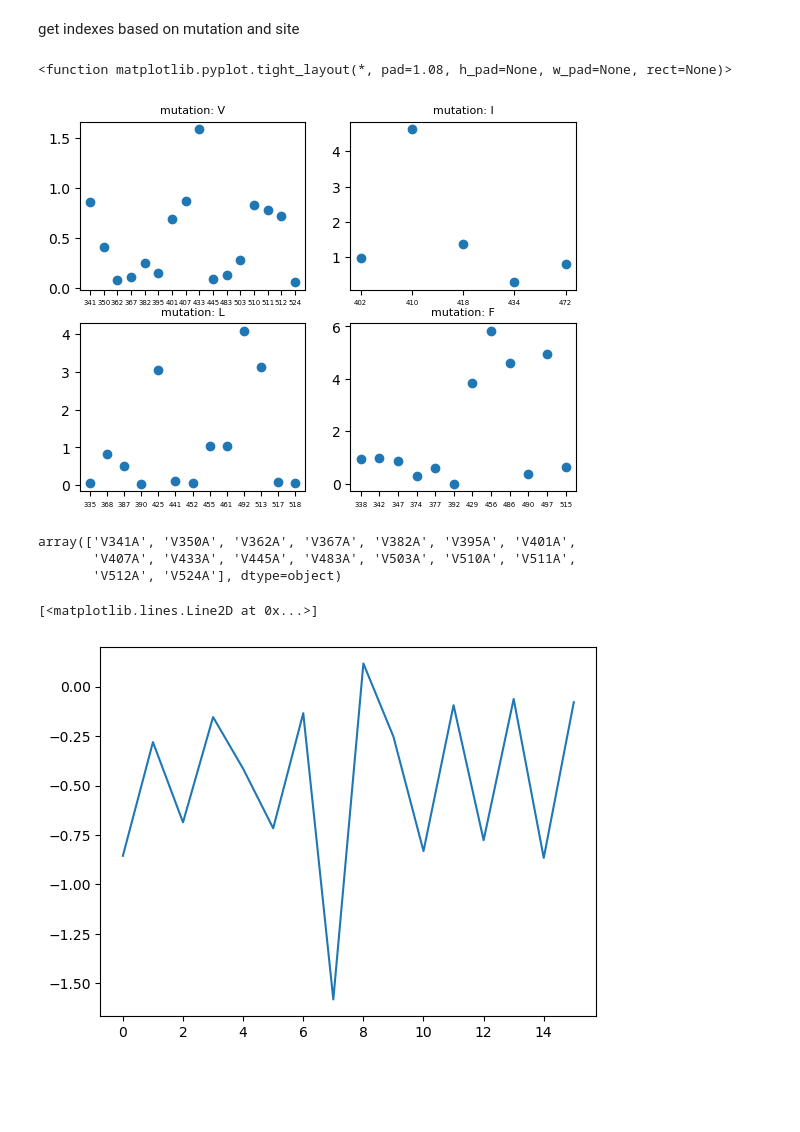
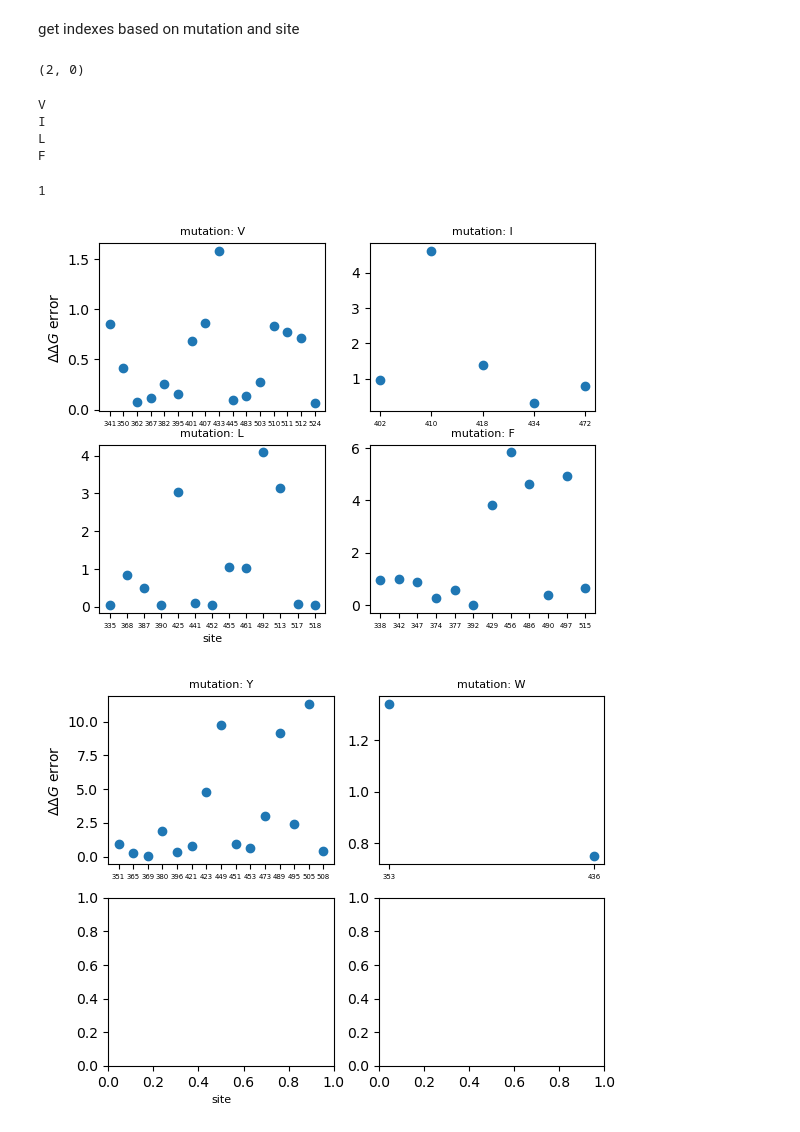
Before and after one commit to fergplace/amber_scripts, a Jupyter notebook: simple_amino_eval_pres.ipynb, the cells around one changed output. Saved outputs shown, nothing was run; the diff lists cells and outputs as text; code cells hidden in the pictures; blank space fills up the shorter version.

```diff
--- a/simple_amino_eval_pres.ipynb
+++ b/simple_amino_eval_pres.ipynb
@@ -203,28 +203,56 @@ for letter_key in simple_amino :
         sorted_dict[letter_key] = dftemp.to_numpy()[idx_sort], site_values[idx_sort]
 
 #sorted_dict
+# %%
+4//2, 4%2
+# %% [output]
+(2, 0)
+# %%
+for val in list(sorted_dict.keys())[0:4] :
+    print(val)
+# %% [output]
+V
+I
+L
+F
+# %%
+len(list(sorted_dict.keys()))//4
+# %% [output]
+1
 # %%
-plt.subplot(2,2,1)
-i = 1
-for mut_name in sorted_dict.keys():
-    #plt.figure()
-    plt.subplot(2,2,i)
-    mut_site_val =df_exp_data.iloc[idx]["bind_avg"].to_numpy()[sorted_dict[mut_name][0]]
-    site_error = np.abs(mut_site_val - num_66[sorted_dict[mut_name][0]] )
-    plt.scatter(sorted_dict[mut_name][1], site_error)
-    plt.title(f"mutation: {mut_name}", fontsize=8)
-    plt.tick_params(axis="x", labelsize=5)
-    #plt.xlabel("site")
-    i =i +1
-    if i >4:
-        break
-plt.tight_layout
+# fig, axs = plt.subplots(2,2)
+c = 0
+start = 0
+stop = 4
+error_stats = {}
+for num_plots in range(len(list(sorted_dict.keys()))%4 ) :
+
+
+    fig, axs = plt.subplots(2,2)
+    c = 0
+
+    for mut_name in list(sorted_dict.keys())[start:stop]:
+        #plt.figure()
+        #plt.subplot(2,2,i)
+        j = c%2
+        i= c//2
+
+        mut_site_val =df_exp_data.iloc[idx]["bind_avg"].to_numpy()[sorted_dict[mut_name][0]]
+        site_error = np.abs(mut_site_val - num_66[sorted_dict[mut_name][0]] )
+        error_stats[mut_name] = np.mean(site_error), np.std(site_error)
+
+        axs[i,j].scatter(sorted_dict[mut_name][1], site_error)
+        axs[i,j].set_title(f"mutation: {mut_name}", fontsize=8)
+        axs[i,j].tick_params(axis="x", labelsize=5)
+        #plt.xlabel("site")
+        c= c+1
+    #axs.tick_params(axis="x", labelsize=5)
+    plt.tight_layout
+    axs[1,0].set_xlabel("site", fontsize= 8)
+    axs[0,0].set_ylabel("$\Delta \Delta G}$ error")
+
+    start = stop
+    stop = min( (stop+4, len(list(sorted_dict.keys()))))
 # %% [output]
-<function matplotlib.pyplot.tight_layout(*, pad=1.08, h_pad=None, w_pad=None, rect=None)>
-[figure, old version]
+[figure, new version]
+[figure, added]
-# %%
-exp_muts_np[idx][sorted_dict["V"]]
-# %% [output]
-array(['V341A', 'V350A', 'V362A', 'V367A', 'V382A', 'V395A', 'V401A',
-       'V407A', 'V433A', 'V445A', 'V483A', 'V503A', 'V510A', 'V511A',
-       'V512A', 'V524A'], dtype=object)
@@ -236,5 +258,0 @@ error_V = v_site_exp - num_66[sorted_dict["V"]]
-# %%
-plt.plot(error_V)
-# %% [output]
-[<matplotlib.lines.Line2D at 0x...>]
-[figure, removed]
```
Also changed, not shown: parts of 5 cells of this notebook.
